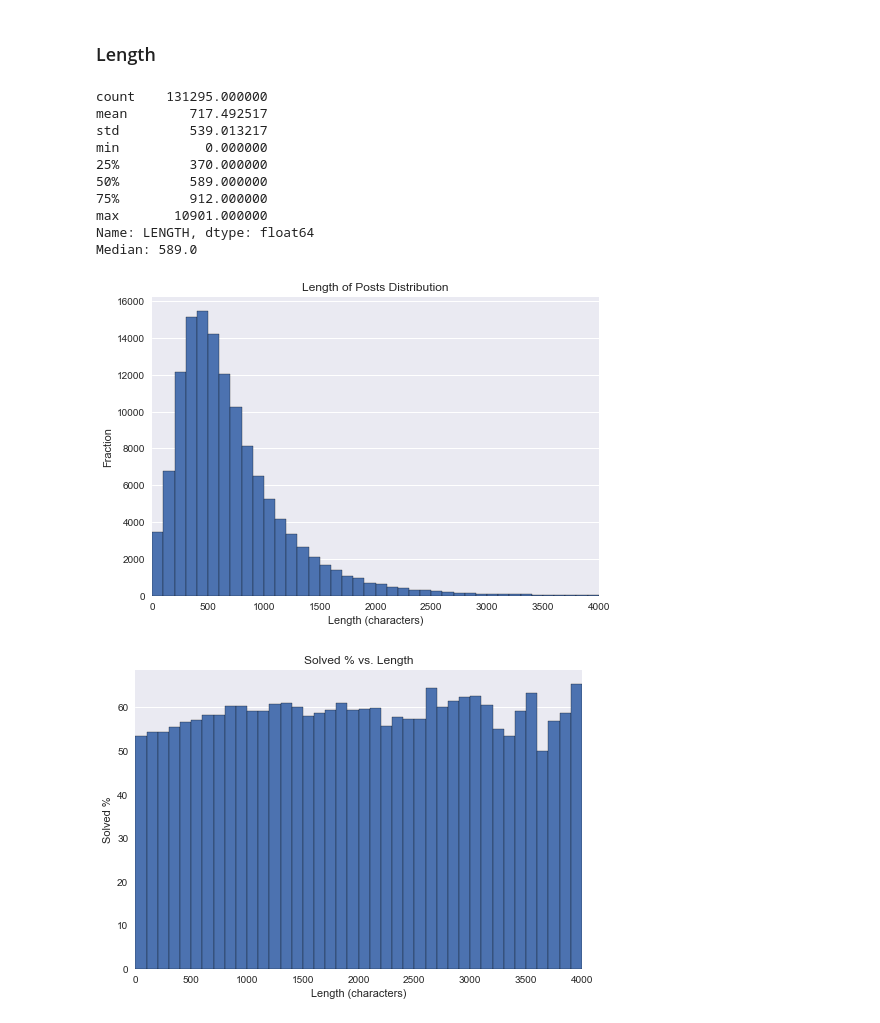
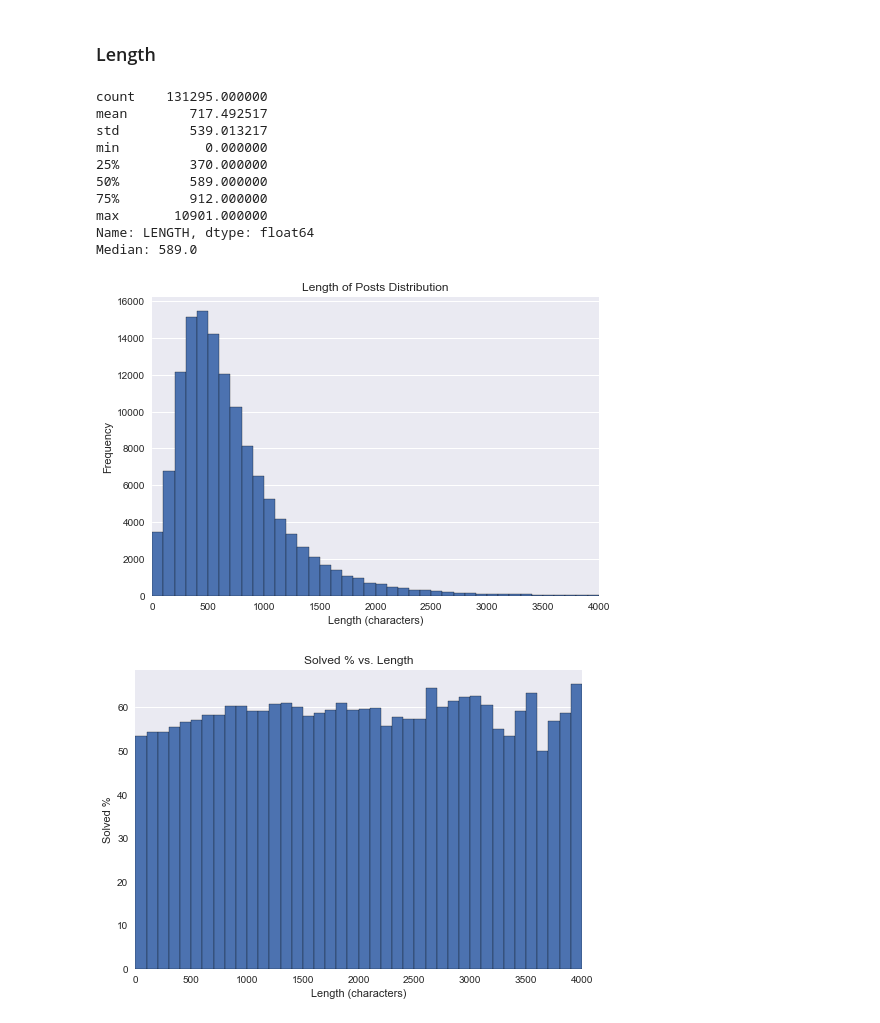
Before and after one commit to Eli-bassoon/TOMJ-Analyzer, a Jupyter notebook: TOMJ Analysis.ipynb, the cells around one changed output. Drawn from its saved outputs; the diff is of its cells as text; code cells hidden in the pictures.

Commit message:
Update graph label

```diff
--- a/TOMJ Analysis.ipynb
+++ b/TOMJ Analysis.ipynb
@@ -651,32 +651,32 @@ plt.savefig('./figures/nsfw vs score.png')
 # %%
 fig = plt.figure()
 ax = fig.add_subplot(111)
 
 print(pa.data.LENGTH.describe())
 print('Median:', pa.data.LENGTH.median())
 
 pa.data.LENGTH.plot.hist(bins=pa.bins['LENGTH'], ec='k')
 
 plt.title('Length of Posts Distribution')
 plt.xlabel('Length (characters)')
-plt.ylabel('Fraction')
+plt.ylabel('Frequency')
 
 plt.grid(axis='y')
 ax.set_xlim(left=0, right=(len(pa.bins['LENGTH'])-1)*100)
 
 plt.savefig('./figures/length distribution.png')
 # %% [output]
 count    131295.000000
 mean        717.492517
 std         539.013217
 min           0.000000
 25%         370.000000
 50%         589.000000
 75%         912.000000
 max       10901.000000
 Name: LENGTH, dtype: float64
 Median: 589.0
-[figure, old version]
+[figure, new version]
 # %%
 fig = plt.figure()
 ax = fig.add_subplot(111)
```
